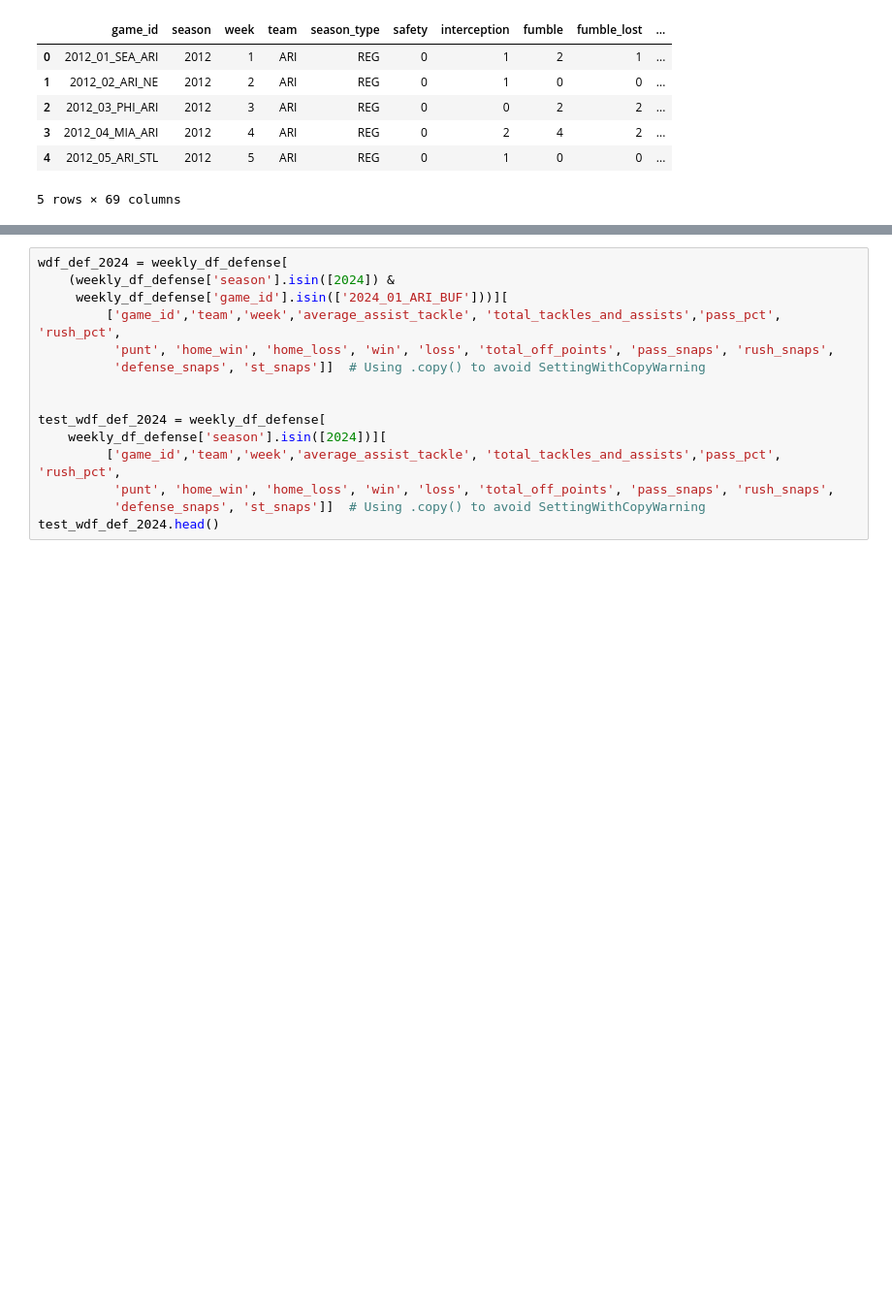
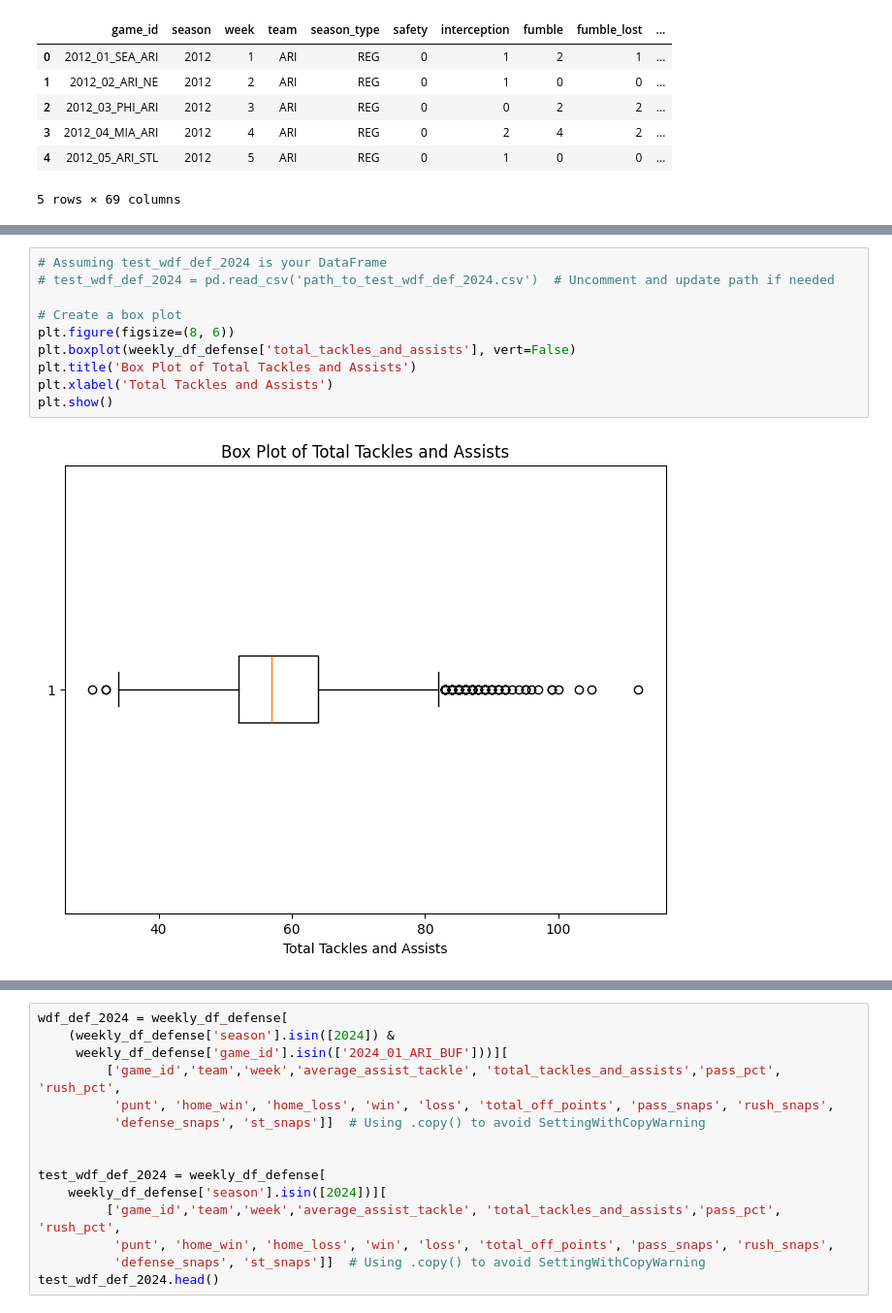
Before and after one commit to Ejaramillo1/nfl_ml_project, a Jupyter notebook: notebook/data/EDA_NFL_Team_metrics.ipynb, the cells around one changed output, grey strips where cells are left out. Shown at 97% size. Drawn from its saved outputs; the diff is of its cells as text; blank space fills up the shorter version.

```diff
--- a/notebook/data/EDA_NFL_Team_metrics.ipynb
+++ b/notebook/data/EDA_NFL_Team_metrics.ipynb
@@ -271,0 +315,12 @@ weekly_df_defense.head()
+# %%
+# Assuming test_wdf_def_2024 is your DataFrame
+# test_wdf_def_2024 = pd.read_csv('path_to_test_wdf_def_2024.csv')  # Uncomment and update path if needed
+
+# Create a box plot
+plt.figure(figsize=(8, 6))
+plt.boxplot(weekly_df_defense['total_tackles_and_assists'], vert=False)
+plt.title('Box Plot of Total Tackles and Assists')
+plt.xlabel('Total Tackles and Assists')
+plt.show()
+# %% [output]
+[figure, added]
```
Also changed, not shown: parts of 4 cells of this notebook.
